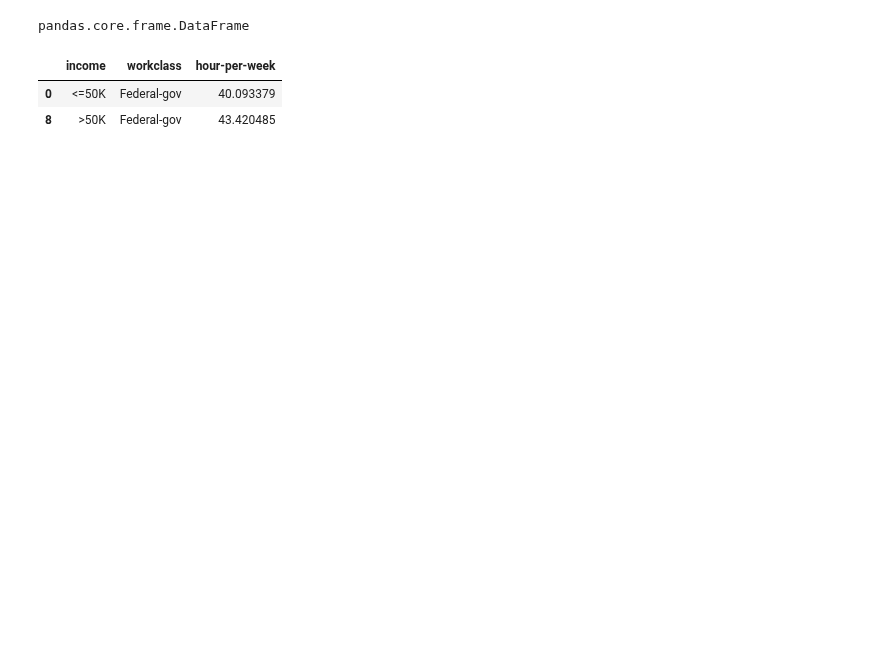
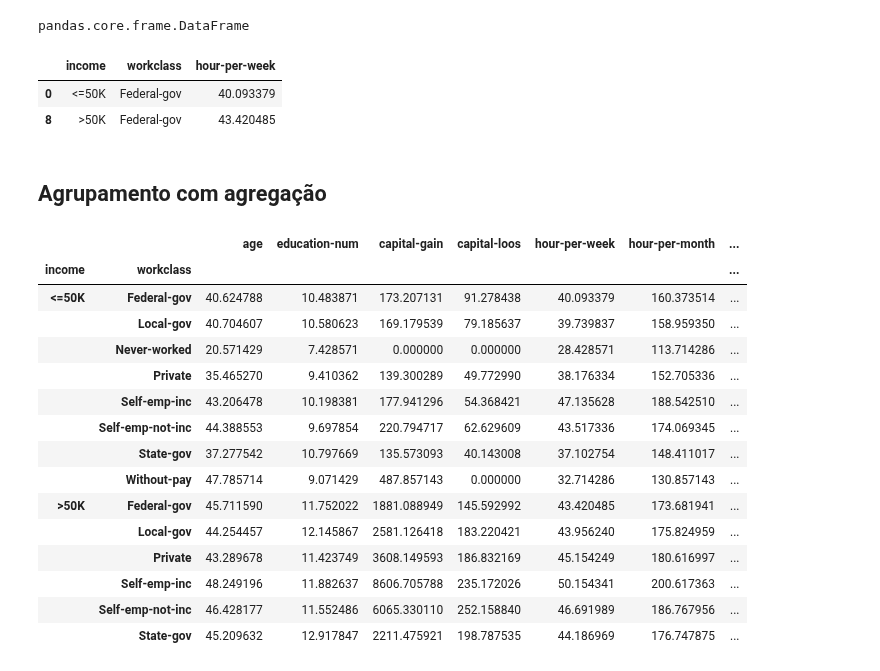
Before and after one commit to Joao-Inacio/Pandas-Descomplicado-Um-Guia-Pratico-para-Iniciantes, a Jupyter notebook: 0.2_Dataframe/dataframe.ipynb, the cells around one changed output. Drawn from its saved outputs; the diff is of its cells as text; code cells hidden in the pictures; blank space fills up the shorter version.

Commit message:
Agrupamento com agregação

```diff
--- a/0.2_Dataframe/dataframe.ipynb
+++ b/0.2_Dataframe/dataframe.ipynb
@@ -1310,3 +1293,24 @@ group.query("workclass == ' Federal-gov'")
 |  | income | workclass | hour-per-week |
 | 0 | <=50K | Federal-gov | 40.093379 |
 | 8 | >50K | Federal-gov | 43.420485 |
+# %% [markdown]
+## Agrupamento com agregação
+# %%
+df.groupby(['income', 'workclass'], observed=False).agg("mean", numeric_only=True)
+# %% [output]
+|  |  | age | education-num | capital-gain | capital-loos | hour-per-week | hour-per-month | ... |
+| income | workclass |  |  |  |  |  |  | ... |
+| <=50K | Federal-gov | 40.624788 | 10.483871 | 173.207131 | 91.278438 | 40.093379 | 160.373514 | ... |
+|  | Local-gov | 40.704607 | 10.580623 | 169.179539 | 79.185637 | 39.739837 | 158.959350 | ... |
+|  | Never-worked | 20.571429 | 7.428571 | 0.000000 | 0.000000 | 28.428571 | 113.714286 | ... |
+|  | Private | 35.465270 | 9.410362 | 139.300289 | 49.772990 | 38.176334 | 152.705336 | ... |
+|  | Self-emp-inc | 43.206478 | 10.198381 | 177.941296 | 54.368421 | 47.135628 | 188.542510 | ... |
+|  | Self-emp-not-inc | 44.388553 | 9.697854 | 220.794717 | 62.629609 | 43.517336 | 174.069345 | ... |
+|  | State-gov | 37.277542 | 10.797669 | 135.573093 | 40.143008 | 37.102754 | 148.411017 | ... |
+|  | Without-pay | 47.785714 | 9.071429 | 487.857143 | 0.000000 | 32.714286 | 130.857143 | ... |
+| >50K | Federal-gov | 45.711590 | 11.752022 | 1881.088949 | 145.592992 | 43.420485 | 173.681941 | ... |
+|  | Local-gov | 44.254457 | 12.145867 | 2581.126418 | 183.220421 | 43.956240 | 175.824959 | ... |
+|  | Private | 43.289678 | 11.423749 | 3608.149593 | 186.832169 | 45.154249 | 180.616997 | ... |
+|  | Self-emp-inc | 48.249196 | 11.882637 | 8606.705788 | 235.172026 | 50.154341 | 200.617363 | ... |
+|  | Self-emp-not-inc | 46.428177 | 11.552486 | 6065.330110 | 252.158840 | 46.691989 | 186.767956 | ... |
+|  | State-gov | 45.209632 | 12.917847 | 2211.475921 | 198.787535 | 44.186969 | 176.747875 | ... |
```
Also changed, not shown: parts of 9 cells of this notebook.
